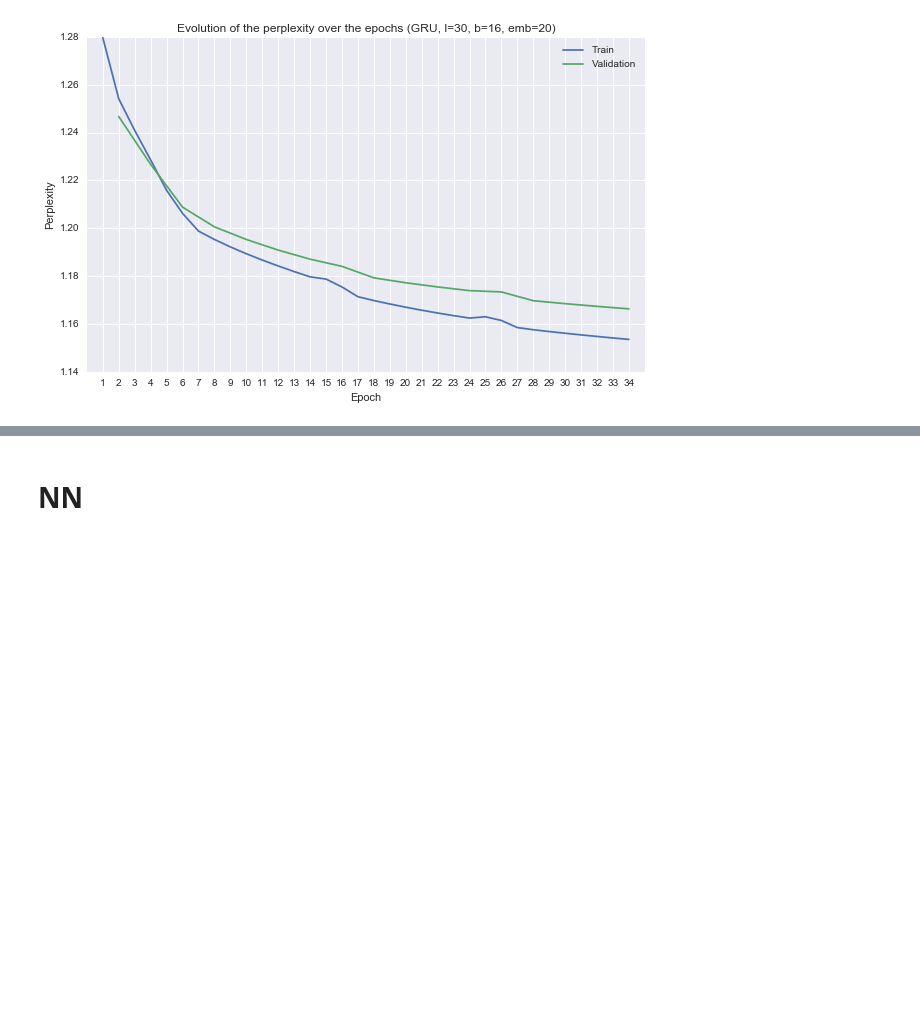
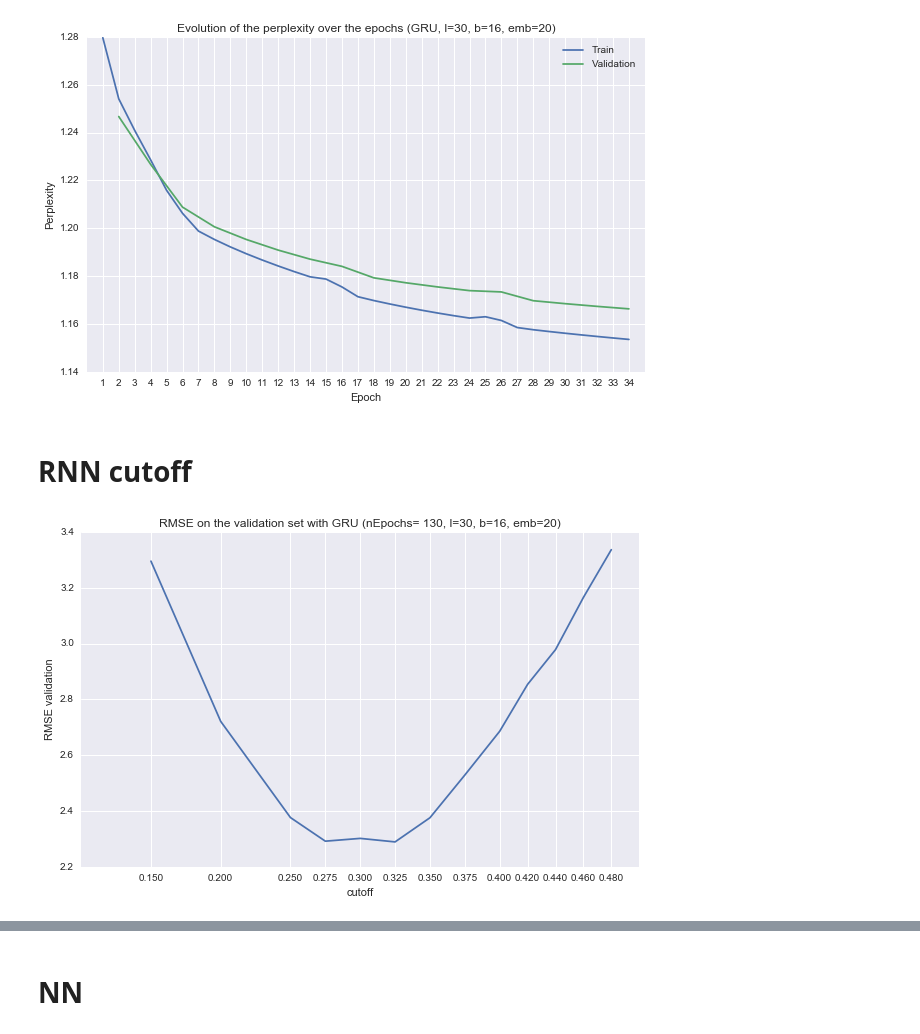
Before and after one commit to eneyi/cs287, a Jupyter notebook: HW4/notebook/Plot.ipynb, the cells around one changed output, grey strips where cells are left out. Drawn from its saved outputs; the diff is of its cells as text; code cells hidden in the pictures; blank space fills up the shorter version.

```diff
--- a/HW4/notebook/Plot.ipynb
+++ b/HW4/notebook/Plot.ipynb
@@ -150,3 +150,21 @@ plt.legend()
 plt.show()
 # %% [output]
 [figure]
+# %% [markdown]
+# RNN cutoff
+# %%
+rmse_gru_cutoff = [3.2954938083871 ,2.7212478058344 ,2.3764899727999 ,2.2918322386205 ,2.3018260563328 ,2.2892179804632 ,2.3758599661685 ,2.528875161181  ,2.6858095342543 ,2.8538939326545 ,2.9782980846514 ,3.1654320526336 ,3.3365752697846]
+
+cutoff = [0.15, 0.20, 0.25, 0.275, 0.30, 0.325,0.35, 0.375, 0.4, 0.42, 0.44, 0.46, 0.48]
+
+ig = plt.figure(figsize=(10, 6), dpi=100)
+
+plt.plot(cutoff,rmse_gru_cutoff)
+plt.xticks(cutoff)
+plt.title("RMSE on the validation set with GRU (nEpochs= 130, l=30, b=16, emb=20)")
+plt.ylabel('RMSE validation')
+plt.xlabel('cutoff')
+plt.legend()
+plt.show()
+# %% [output]
+[figure, added]
```
Also changed, not shown: parts of 1 cell of this notebook, 10 other files.
